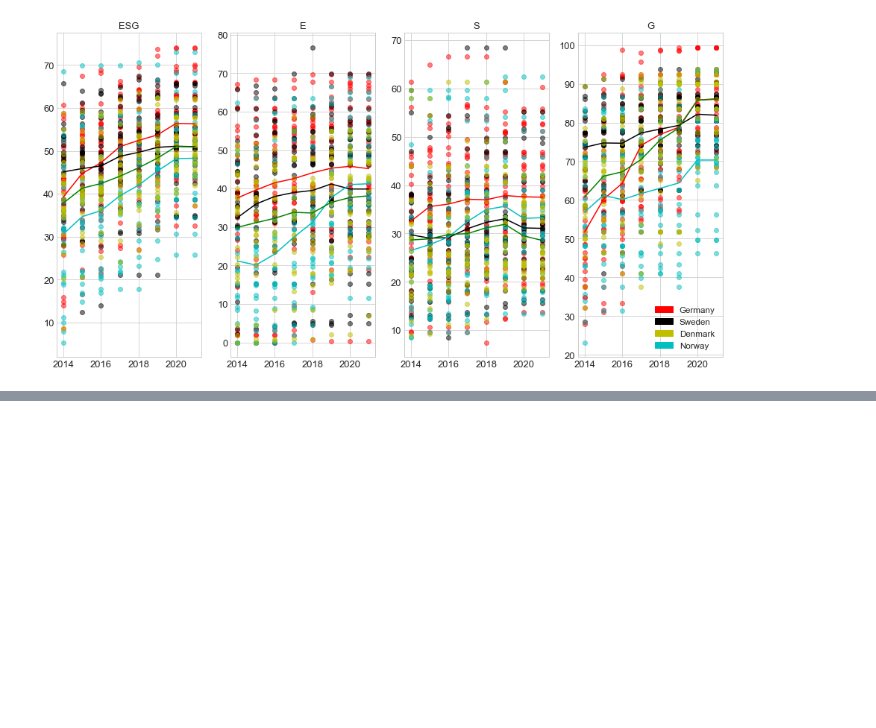
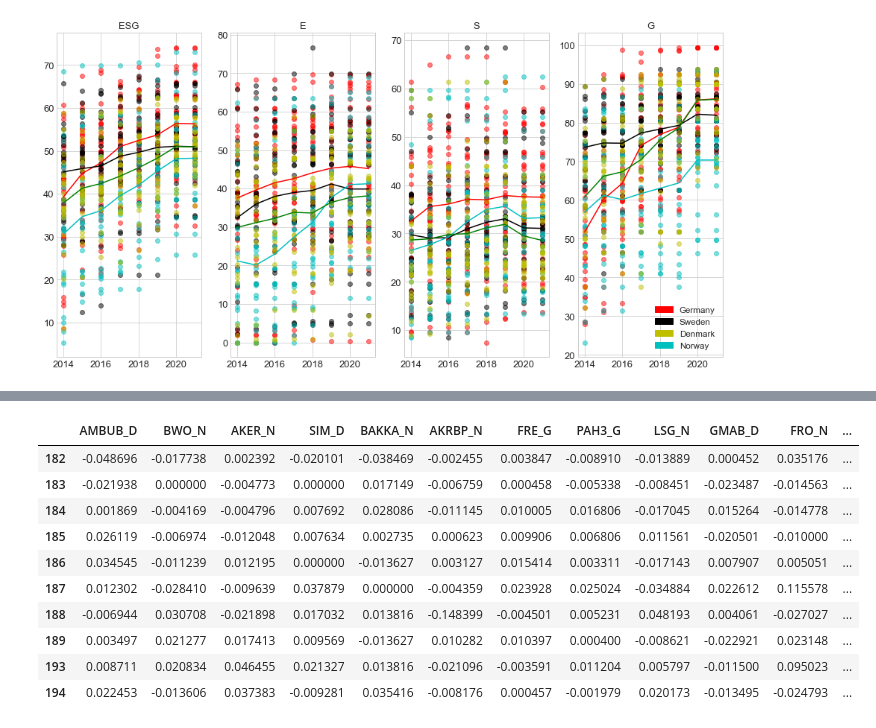
Before and after one commit to KamilPan/PS, a Jupyter notebook: ACF /ACF.ipynb, the cells around one changed output, grey strips where cells are left out. Saved outputs shown, nothing was run; the diff lists cells and outputs as text; code cells hidden in the pictures; blank space fills up the shorter version.

```diff
--- a/ACF /ACF.ipynb
+++ b/ACF /ACF.ipynb
@@ -265,12 +225,3 @@ esg_esg.index = nyind
 rtt = pd.concat([rt, esg_esg])
 # %%
 filt = (rtt['date'] >= pd.to_datetime('2013-01-01')) & (rtt['date'] < pd.to_datetime('2014-01-01'))
-# %%
-mg_esg_q = []
-for i in esg_esg.index:
-    mg_esg_q.append(esg_esg.loc[i, 'ADS_G' : 'ZAL_G'].quantile(q=0.33))
-print(mg_esg_q)
-mg_esg_q1 = []
-for i in esg_esg.index:
-    mg_esg_q1.append(esg_esg.loc[i, 'ADS_G' : 'ZAL_G'].quantile(q=0.66))
-print(mg_esg_q1)
@@ -334,0 +277,21 @@ rtt
+# %%
+thirteen_l = thirteen.loc[1:194,'AMBUB_D':'PNDORA_D']
+tl_m=[]
+for i in thirteen_l.index:
+     tl_m.append(thirteen_l.loc[i,:].mean())
+thirteen_l['port_low'] = tl_m
+#count(axis=0, level=None, numeric_only=False)
+#thirteen_l['port_low'] =
+thirteen_l.tail(10)
+# %% [output]
+|  | AMBUB_D | BWO_N | AKER_N | SIM_D | BAKKA_N | AKRBP_N | FRE_G | PAH3_G | LSG_N | GMAB_D | FRO_N | ... |
+| 182 | -0.048696 | -0.017738 | 0.002392 | -0.020101 | -0.038469 | -0.002455 | 0.003847 | -0.008910 | -0.013889 | 0.000452 | 0.035176 | ... |
+| 183 | -0.021938 | 0.000000 | -0.004773 | 0.000000 | 0.017149 | -0.006759 | 0.000458 | -0.005338 | -0.008451 | -0.023487 | -0.014563 | ... |
+| 184 | 0.001869 | -0.004169 | -0.004796 | 0.007692 | 0.028086 | -0.011145 | 0.010005 | 0.016806 | -0.017045 | 0.015264 | -0.014778 | ... |
+| 185 | 0.026119 | -0.006974 | -0.012048 | 0.007634 | 0.002735 | 0.000623 | 0.009906 | 0.006806 | 0.011561 | -0.020501 | -0.010000 | ... |
+| 186 | 0.034545 | -0.011239 | 0.012195 | 0.000000 | -0.013627 | 0.003127 | 0.015414 | 0.003311 | -0.017143 | 0.007907 | 0.005051 | ... |
+| 187 | 0.012302 | -0.028410 | -0.009639 | 0.037879 | 0.000000 | -0.004359 | 0.023928 | 0.025024 | -0.034884 | 0.022612 | 0.115578 | ... |
+| 188 | -0.006944 | 0.030708 | -0.021898 | 0.017032 | 0.013816 | -0.148399 | -0.004501 | 0.005231 | 0.048193 | 0.004061 | -0.027027 | ... |
+| 189 | 0.003497 | 0.021277 | 0.017413 | 0.009569 | -0.013627 | 0.010282 | 0.010397 | 0.000400 | -0.008621 | -0.022921 | 0.023148 | ... |
+| 193 | 0.008711 | 0.020834 | 0.046455 | 0.021327 | 0.013816 | -0.021096 | -0.003591 | 0.011204 | 0.005797 | -0.011500 | 0.095023 | ... |
+| 194 | 0.022453 | -0.013606 | 0.037383 | -0.009281 | 0.035416 | -0.008176 | 0.000457 | -0.001979 | 0.020173 | -0.013495 | -0.024793 | ... |
```
Also changed, not shown: parts of 15 cells of this notebook.
